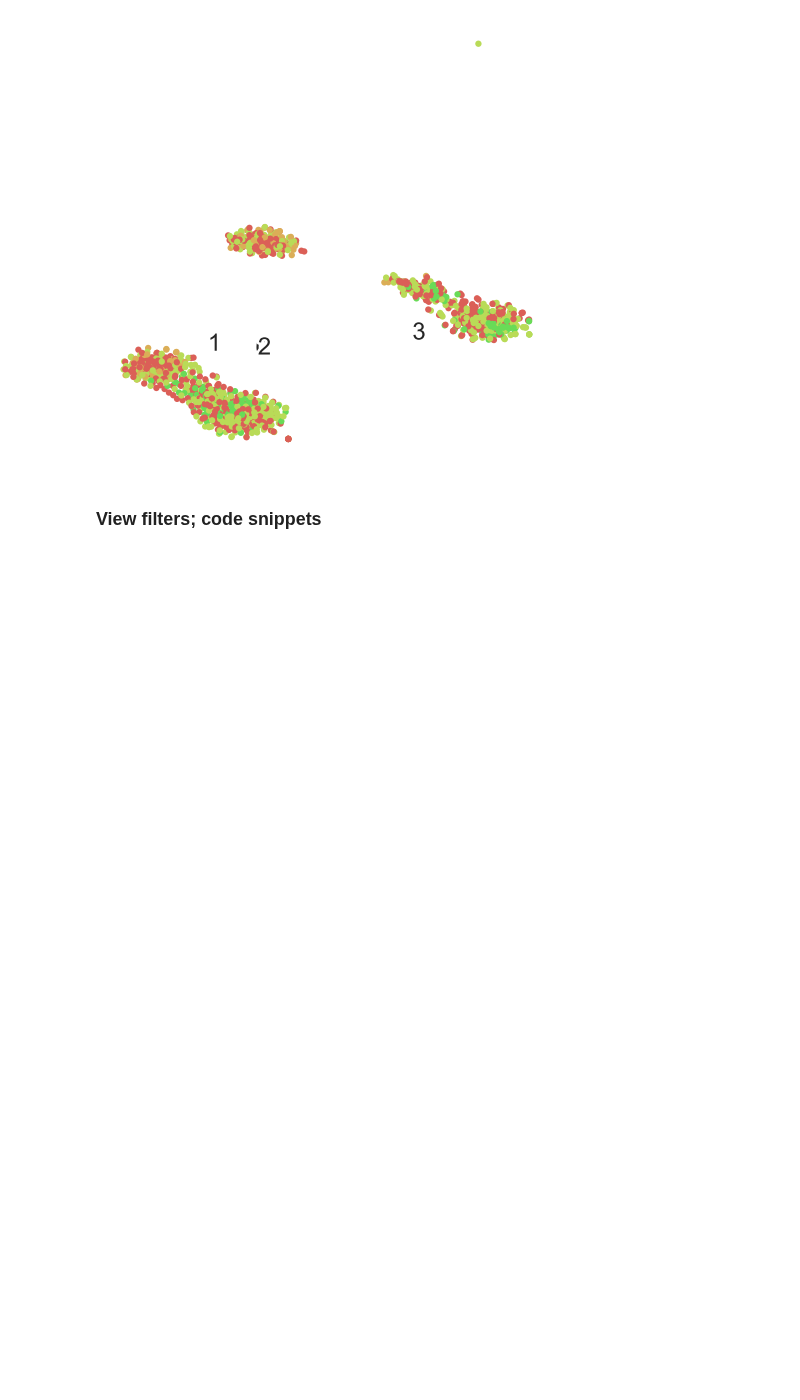
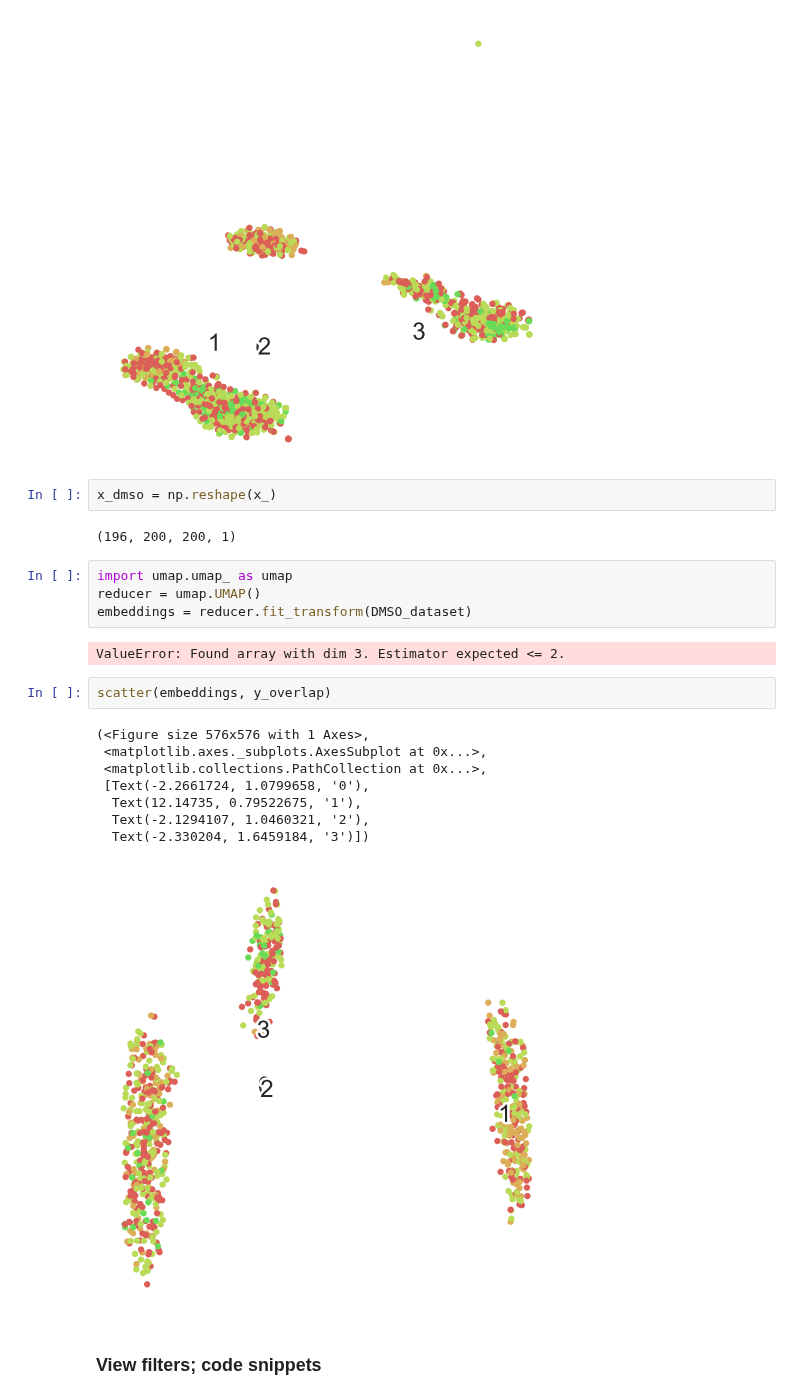
Before and after one commit to leonore/deep-learning-for-immune-cells, a Jupyter notebook: src/cell_autoencoder.ipynb, the cells around one changed output. Cells and saved outputs as stored; diff of their text form; blank space fills up the shorter version.

```diff
--- a/src/cell_autoencoder.ipynb
+++ b/src/cell_autoencoder.ipynb
@@ -337,6 +213,27 @@ posx and posy should be finite values
 posx and posy should be finite values
 posx and posy should be finite values
 [figure]
+# %%
+x_dmso = np.reshape(x_)
+# %% [output]
+(196, 200, 200, 1)
+# %%
+import umap.umap_ as umap
+reducer = umap.UMAP()
+embeddings = reducer.fit_transform(DMSO_dataset)
+# %% [output]
+ValueError: Found array with dim 3. Estimator expected <= 2.
+# %%
+scatter(embeddings, y_overlap)
+# %% [output]
+(<Figure size 576x576 with 1 Axes>,
+ <matplotlib.axes._subplots.AxesSubplot at 0x...>,
+ <matplotlib.collections.PathCollection at 0x...>,
+ [Text(-2.2661724, 1.0799658, '0'),
+  Text(12.14735, 0.79522675, '1'),
+  Text(-2.1294107, 1.0460321, '2'),
+  Text(-2.330204, 1.6459184, '3')])
+[figure, added]
 # %% [markdown]
 ### View filters; code snippets
 # %%
```
Also changed, not shown: parts of 14 cells of this notebook, 4 other files.
